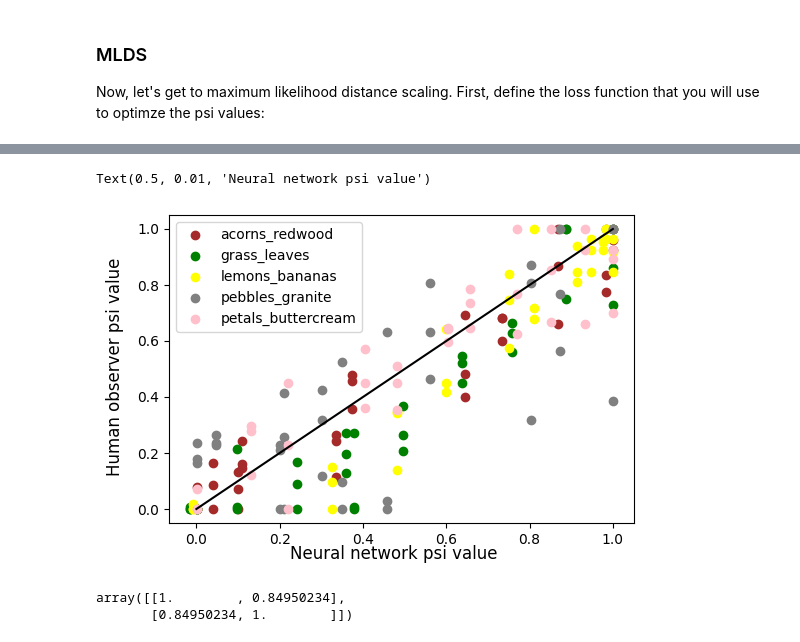
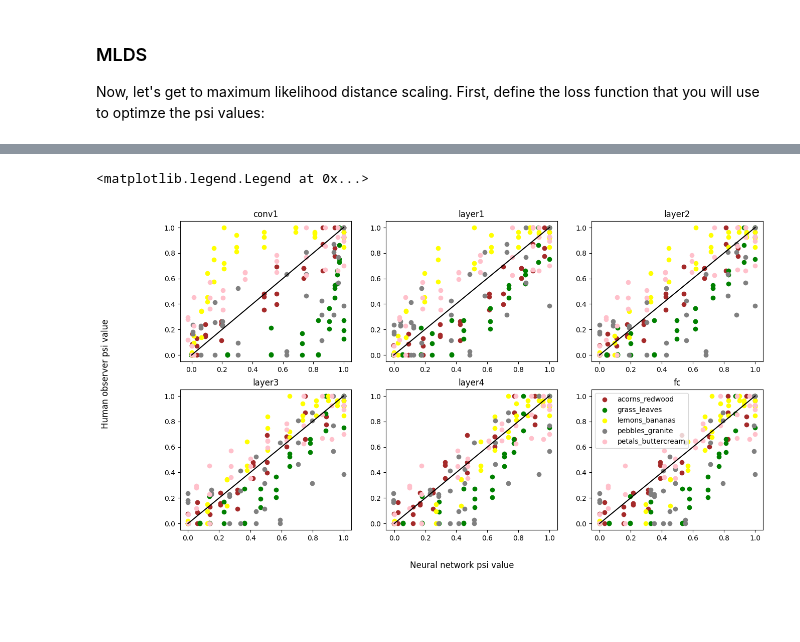
Before and after one commit to joshmw/interp, a Jupyter notebook: TorchDistanceCheck.ipynb, the cells around one changed output, grey strips where cells are left out. Drawn from its saved outputs; the diff is of its cells as text; code cells hidden in the pictures; blank space fills up the shorter version.

```diff
--- a/TorchDistanceCheck.ipynb
+++ b/TorchDistanceCheck.ipynb
@@ -107,7 +107,7 @@ def load_image(img_path, input_size):
 
 First, define the model you want to use (needs to be in the library above). It will get activations at all of the layers you defined above in get_model, but you should specify one layer here that you want to actually visualize for the next part (mds, RSA).
 # %%
-model_name = 'ViT'  # Change this to the desired model name
+model_name = 'ResNet50'  # Change this to the desired model name
 layer = 2
 saveFigures = 0
 activationLoss = 0
@@ -342,7 +348,7 @@ all_combinations = np.random.randint(0, 11, size=(2000, 4))
 # %%
 # pick which layers you want to look at
 #layers = [conv1, pool1, pool2, pool3, pool4, pool5, end]
-layers = [0,layer]
+layers = [0,1,2,3,4,5]
 Psis = {};
 mldsSigmas = {};
 
@@ -420,17 +450,16 @@ texIndices = [0, 1, 2, 3, 4]
 #plot the individual interpolations on their own subplots
 fig = plt.figure(figsize=(15, 4*len(layers)))
 sub = 0
-for layerIndex in range(0,len(layers))
+for layerIndex in range(0,len(layers)):
     for tex in texIndices:
-        plt.subplot(len(layers),len(texIndices), 1+tex+sub*len(texIndices)+len(layers)*layer)
+        plt.subplot(len(layers),len(texIndices), 1+tex+sub*len(texIndices)+len(texIndices)*layerIndex)
         plt.title(interpNames[tex])
         plt.plot([0,1],[0,1],'k')
         for subject in range(len(PPdata.SIDnums)):
-            plt.scatter(Psis[(layer,tex)], PPdata.psi[subject][tex], label=f'Subject {subject+1}')
-
-
-        plt.legend()
+            plt.scatter(Psis[(layers[layerIndex],tex)], PPdata.psi[subject][tex], label=f'Subject {subject+1}')
 
 fig.supylabel('Human observer psi value')
 fig.supxlabel('Neural network psi value')
+
+plt.legend()
 # %% [output]
@@ -439,25 +470,23 @@ Text(0.5, 0.01, 'Neural network psi value')
 # %%
 #plot everything together, colored by interpolation
 colors = ['brown','green','yellow','grey','pink']
 
-fig = plt.figure(figsize=(6, 4*len(layers)))
+fig = plt.figure(figsize=(15, 8))
 sub = 0
 
-plt.plot([0,1],[0,1],'k')
-for tex in texIndices:
-    for subject in range(len(PPdata.SIDnums)):
-        plt.scatter(Psis[(layer,tex)], PPdata.psi[subject][tex], label=interpNames[tex] if subject == 0 else "", color=colors[tex])
+for layerIndex in range(0,len(layers)):
+    plt.subplot(2, 3, layerIndex+1)
+    plt.plot([0,1],[0,1],'k')
+    plt.title(layers_to_extract[layers[layerIndex]])
+    for tex in texIndices:
+        for subject in range(len(PPdata.SIDnums)):
+            plt.scatter(Psis[(layers[layerIndex],tex)], PPdata.psi[subject][tex], label=interpNames[tex] if subject == 0 else "", color=colors[tex])
 
-
-plt.legend()
 
 fig.supylabel('Human observer psi value')
 fig.supxlabel('Neural network psi value')
+
+plt.legend()
 # %% [output]
-Text(0.5, 0.01, 'Neural network psi value')
+<matplotlib.legend.Legend at 0x...>
-[figure, old version]
+[figure, new version]
-# %%
-np.corrcoef(Psis[(layer,tex)], PPdata.psi[subject][tex])
-# %% [output]
-array([[1.        , 0.84950234],
-       [0.84950234, 1.        ]])
```
Also changed, not shown: parts of 14 cells of this notebook.
